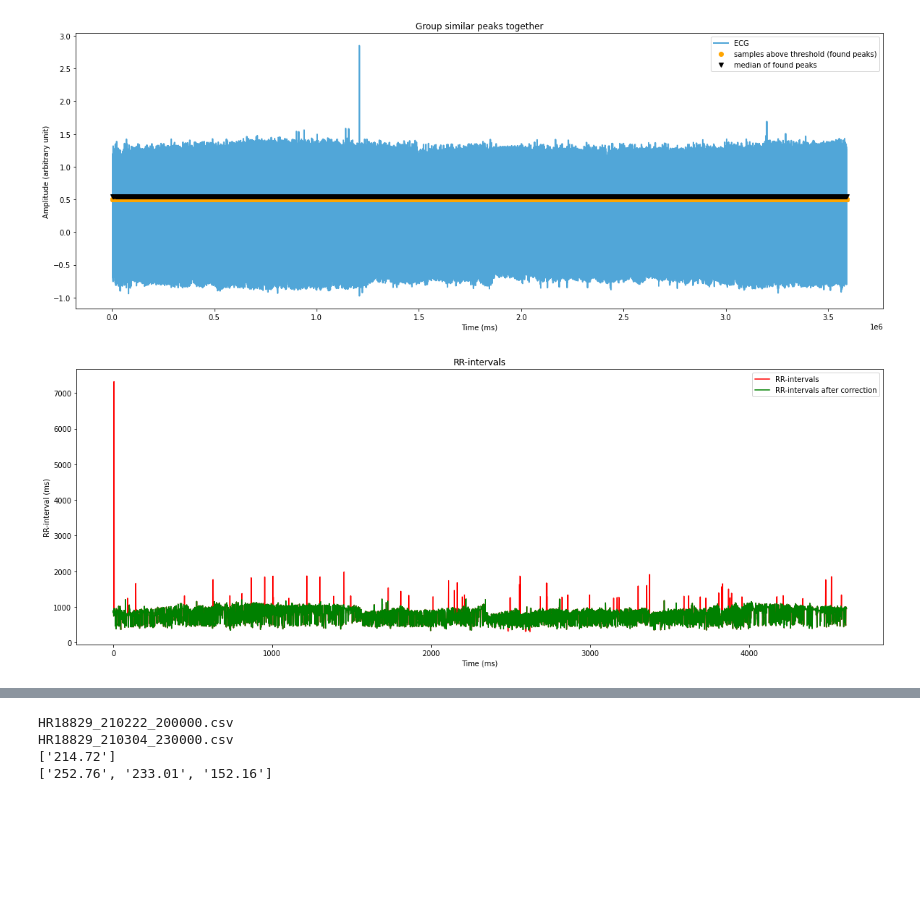
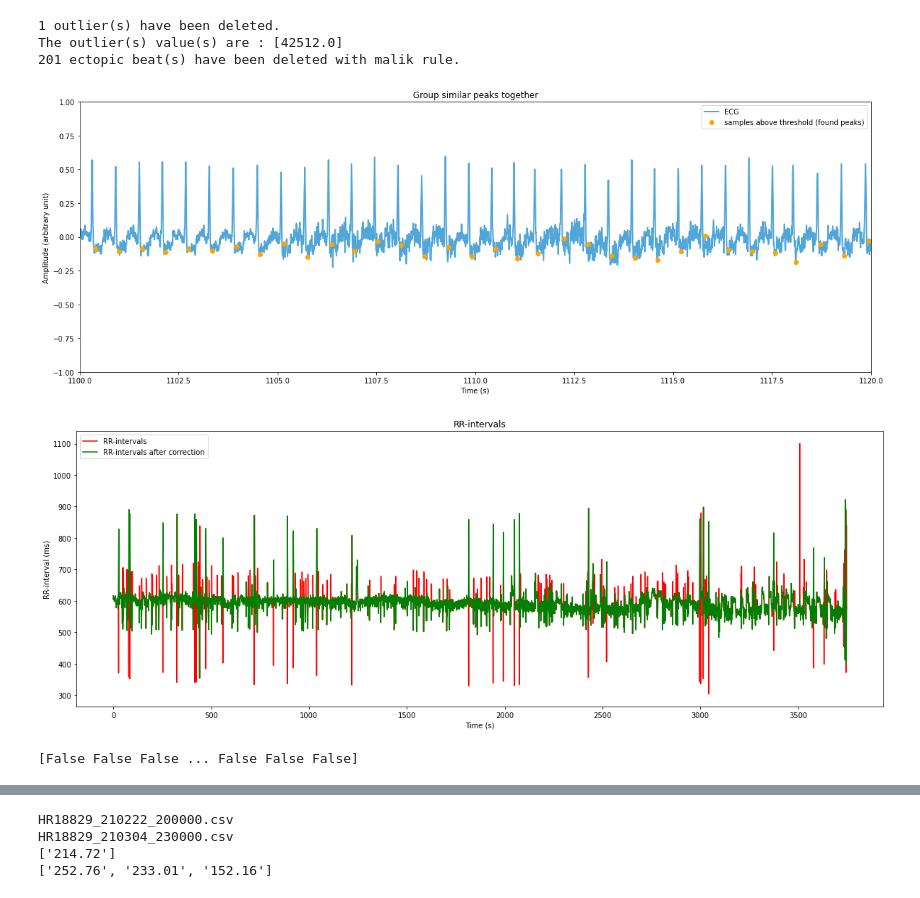
Before and after one commit to jake-joseph/HRV, a Jupyter notebook: Full_HRV.ipynb, the cells around one changed output, grey strips where cells are left out. Saved outputs shown, nothing was run; the diff lists cells and outputs as text; code cells hidden in the pictures; blank space fills up the shorter version.

```diff
--- a/Full_HRV.ipynb
+++ b/Full_HRV.ipynb
@@ -105,0 +715,14 @@ Recordings start on 3024.0 and end on 3591192.0
+# %%
+
+#df = import_data('/content/HR18829_210222_200000.csv')
+data = VitalDBData('/content/taVNS_clinical/202011/210629/HR18826_210629_075547.vital')
+#Visualizing the stimulation
+
+plt.figure(figsize=(15,7))
+plt.plot(data.t/60,data.ch1)
+plt.plot(data.t/60,data.ch1_envelope)
+plt.title('Stimulation via Channel 1')
+plt.xlabel("Time (min)", fontsize=16)
+plt.ylabel("Voltage (mV)")
+print(data.endtime-data.starttime)
+plt.show()
@@ -106,43 +735,59 @@ Recordings start on 3024.0 and end on 3591192.0
 # %%
 # detect peaks
-peaks, similarity = detect_peaks(df.ECG_II[start:stop],threshold=0.5)
+# peaks, similarity = detect_peaks(df.ECG_II[start:stop],threshold=0.5)
+detectors = Detectors(data.sampling_rate)
+rpeaks = detectors.two_average_detector(data.ecg_I)
+# group peaks so we get a single peak per beat (hopefully)
+# grouped_peaks = group_peaks(peaks,10)
+rr_intervals = np.diff(rpeaks)
+rr_intervals = rr_intervals*1e3/data.sampling_rate # convert to ms
+rr_intervals_without_outliers = remove_outliers(rr_intervals=rr_intervals)
 
-# group peaks so we get a single peak per beat (hopefully)
-grouped_peaks = group_peaks(peaks,10)
+interpolated_rr_intervals = interpolate_nan_values(rr_intervals=rr_intervals_without_outliers,interpolation_method="linear")
+nn_intervals_list = remove_ectopic_beats(rr_intervals=interpolated_rr_intervals, method="malik")
+interpolated_nn_intervals = interpolate_nan_values(rr_intervals=nn_intervals_list)
 
 # plot peaks
 plt.figure(figsize=(20, 7))
 plt.title("Group similar peaks together")
-plt.plot(df.index, df.ECG_II, label="ECG", color="#51A6D8", linewidth=2)
-plt.plot(peaks, np.repeat(0.5, peaks.shape[0]),label="samples above threshold (found peaks)", color="orange", marker="o", linestyle="None")
-plt.plot(grouped_peaks, np.repeat(0.55, grouped_peaks.shape[0]), label="median of found peaks", color="k", marker="v", linestyle="None")
+plt.plot(data.t,data.ecg_I, label="ECG", color="#51A6D8", linewidth=2)
+plt.plot(data.t[rpeaks],data.ecg_I[rpeaks] ,label="samples above threshold (found peaks)", color="orange", marker="o", linestyle="None")
 plt.legend(loc="upper right")
-plt.xlabel("Time (ms)")
+plt.xlabel("Time (s)")
 plt.ylabel("Amplitude (arbitrary unit)")
 # uncomment this to make sure that peaks are being correctly detected
 # plt.gca().set_xlim(15000,16000)
+plt.gca().set_xlim(1100,1120)
+plt.gca().set_ylim((-1,1))
 plt.show()
 # %% [output]
+1 outlier(s) have been deleted.
+The outlier(s) value(s) are : [42512.0]
+201 ectopic beat(s) have been deleted with malik rule.
-[figure, old version]
+[figure, new version]
 # %%
 plt.figure(figsize=(20, 7))
 
 # RR-intervals are the differences between successive peaks
-rr = np.diff(grouped_peaks)
-#removing any outliers beyond 2 standard deviations
-rr_corrected = rr.copy()
-rr_corrected[np.abs(zscore(rr)) > 2] = np.median(rr)
+# rr = np.diff(grouped_peaks)
+# #removing any outliers beyond 2 standard deviations
+# rr_corrected = rr.copy()
+# rr_corrected[np.abs(zscore(rr)) > 2] = np.median(rr)
 
 plt.title("RR-intervals")
-plt.xlabel("Time (ms)")
+plt.xlabel("Time (s)")
 plt.ylabel("RR-interval (ms)")
 
-plt.plot(rr, color="red", label="RR-intervals")
-plt.plot(rr_corrected, color="green",  label="RR-intervals after correction")
+plt.plot(interpolated_rr_intervals, color="red", label="RR-intervals")
+plt.plot(interpolated_nn_intervals, color="green",  label="RR-intervals after correction")
 plt.legend()
 plt.show()
 # %% [output]
-[figure, old version]
+[figure, new version]
+# %%
+print((data.ch1_envelope))
+# %% [output]
+[False False False ... False False False]
 # %%
 def timedomain(rr):
     results = {}
```
Also changed, not shown: parts of 9 cells of this notebook.
